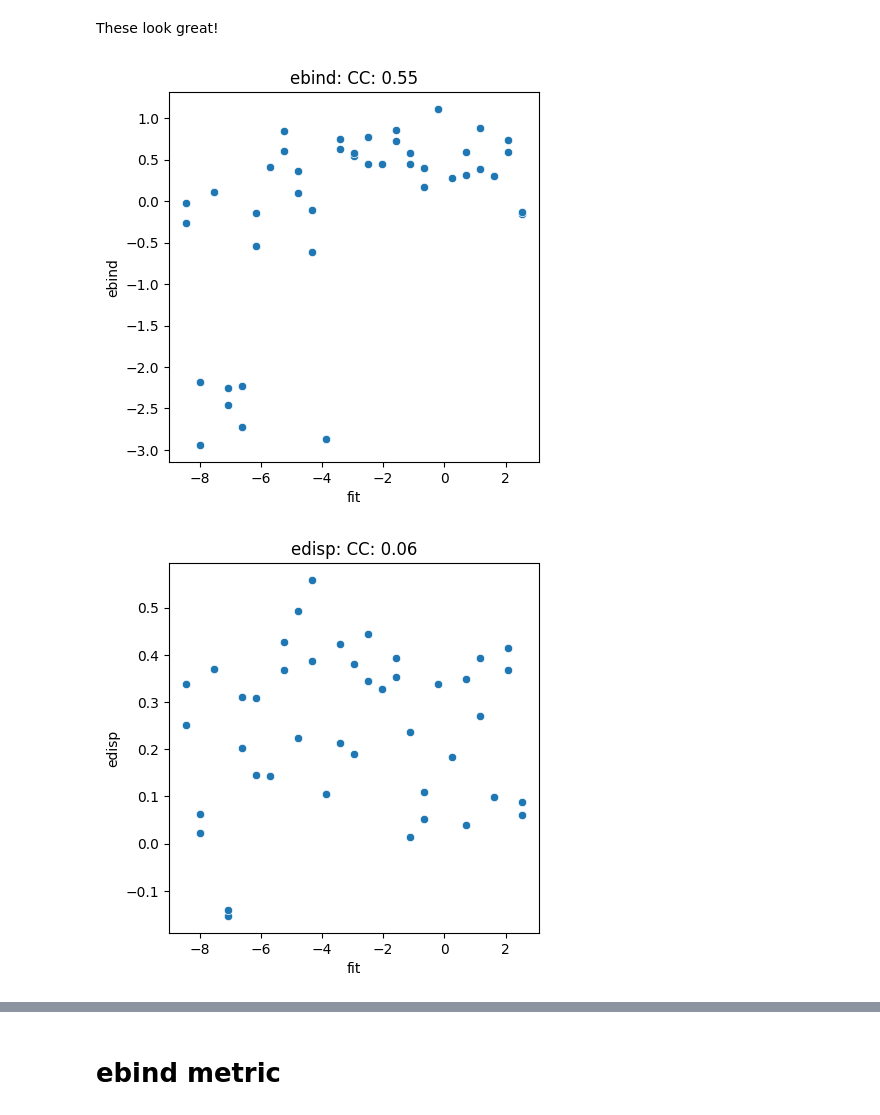
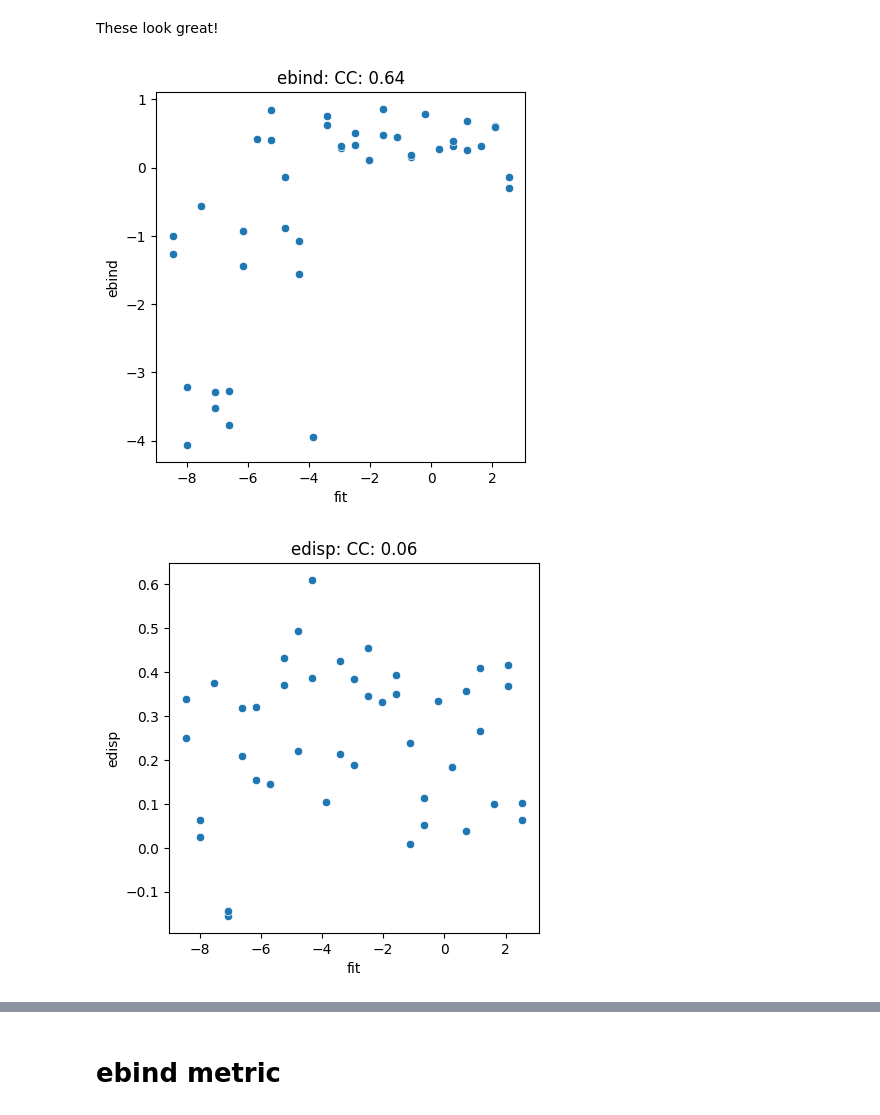
Before and after one commit to RomeroLab/nn-extrapolation, a Jupyter notebook: GB1_paper_analysis.ipynb, the cells around one changed output, grey strips where cells are left out. Cells and saved outputs as stored; diff of their text form; code cells hidden in the pictures.

```diff
--- a/GB1_paper_analysis.ipynb
+++ b/GB1_paper_analysis.ipynb
@@ -71,6 +36,5 @@ Index(['Unnamed: 0', 'seq_id', 'seq', 'fit', 'model', 'mutations', 'num_mut',
 # %%
 df = pd.read_csv('designs_counts.csv')
-
 
 df['us_0'] = df['GB1_unsorted_lib_S73_L002_210728_count']
 df['high_0'] = df['GB1_sorted_high_S77_L002_210728_count'] + df['GB1_sorted_high_S24_L002_210806_count']
@@ -87,8 +51,11 @@ df['disp_2'] = df['sorted_488_rep2_S104_L001_211008_count'] + df['sorted_488_rep
 
 df = df[[col for col in df.columns if 'count' not in col]]
 
-# shortened names
-# rename = {'unsorted_lib_rep1_S130_L001_211027_count':'us_1','sorted_488_rep1_S103_L001_211008_count':'488_1',
-#           'sorted_647_rep1_S128_L001_211027_count':'647_1','unsorted_lib_rep2_S108_L001_211008_count':'us_2',
-#           'sorted_488_rep2_S127_L001_211027_count':'488_2','sorted_647_rep2_S129_L001_211027_count':'647_2'}
-# df = df.rename(columns=rename)
+# filter out sequences with less than read_cut reads in both unsorted libraries
+read_cut = 10
+df = df[(df.us_1 > read_cut) & (df.us_2 > read_cut)]
+
+# add pseudocount
+for col in df.columns:
+    if col[-2:] in ['_0', '_1', '_2']:
+        df[col] = df[col] + 1
@@ -104,15 +62,3 @@ Index(['Unnamed: 0', 'seq_id', 'seq', 'fit', 'model', 'mutations', 'num_mut',
-# %%
-# set WT fitness to zero (rather than NaN)
-df.loc[df.num_mut==0,'fit'] = 0
-# %%
-# filter out sequences with less than read_cut reads in both unsorted libraries
-read_cut = 10
-df = df[(df.us_1 > read_cut) & (df.us_2 > read_cut)]
-
-# add pseudocount
-for col in df.columns:
-    if col[-2:] in ['_0', '_1', '_2']:
-        df[cols] = df[cols] + 1
 # %% [markdown]
 # Calculate enrichments
 # %%
@@ -174,29 +120,28 @@ df['ebind'] = (df['ebind1'] + df['ebind2'])/2
 df['edisp'] = (df['edisp1'] + df['edisp2'])/2
 # %%
 # How does ebind correlate with original DMS fitness?
+cal_seqs = pd.read_csv('calibration_seqs.csv')
+cal_seqs = df.merge(cal_seqs, how='inner', left_on='seq', right_on='seq',)
 
-# select only double mutants
-sel = df[(df.num_mut==2)]
-sns.scatterplot(x=sel.fit,y=sel['ebind'])
-CC = np.corrcoef(sel.fit,sel['ebind'])[0,1]
+sns.scatterplot(x=cal_seqs.fit,y=cal_seqs['ebind'])
+CC = np.corrcoef(cal_seqs.fit,cal_seqs['ebind'])[0,1]
 plt.gca().set_title('%s: CC: %0.2f' % ('ebind',CC));
 plt.gca().set_box_aspect(1)
 plt.savefig('ebind_DMS_correlation.eps')
 # %% [output]
-[figure, old version]
+[figure, new version]
 # %%
 # How does edisp correlate with original DMS fitness?
 
 # select only double mutants
 ax = plt.gca()
-sel = df[(df.num_mut==2)]
-sns.scatterplot(x=sel.fit,y=sel['edisp'])
-CC = np.corrcoef(sel.fit,sel['edisp'])[0,1]
+sns.scatterplot(x=cal_seqs.fit,y=cal_seqs['edisp'])
+CC = np.corrcoef(cal_seqs.fit,cal_seqs['edisp'])[0,1]
 ax.set_title('%s: CC: %0.2f' % ('edisp',CC));
 ax.set_box_aspect(1)
 plt.savefig('edisp_DMS_correlation.eps')
 # %% [output]
-[figure, old version]
+[figure, new version]
 # %%
 # look at enrichment correlation between 18 synonomous internal standard sequences
 
```
Also changed, not shown: parts of 17 cells of this notebook, 30 other files.
